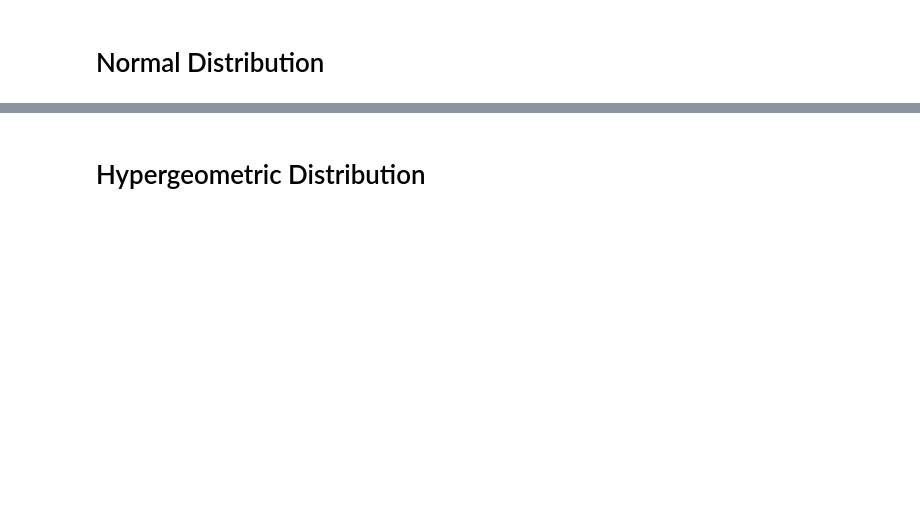
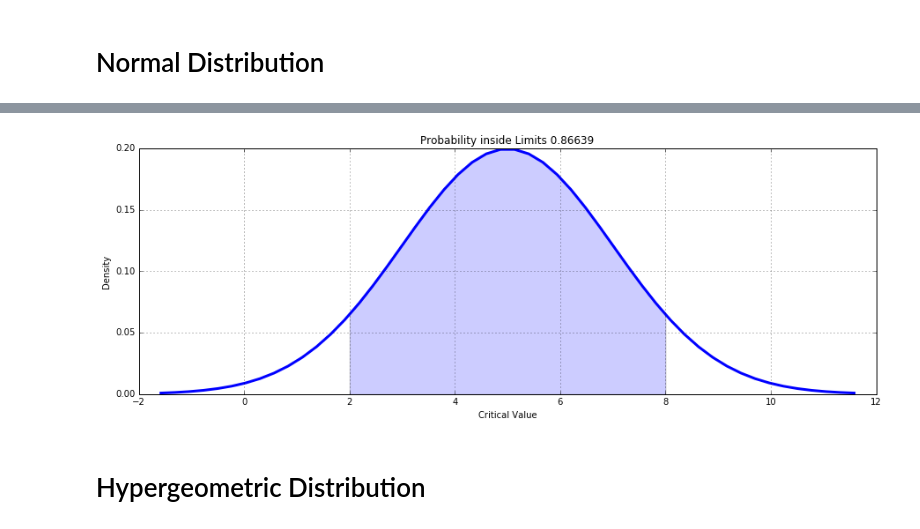
Before and after one commit to Mohamed-Elbially/PythonTutorials, a Jupyter notebook: ProbabilityDistriputions.ipynb, the cells around one changed output, grey strips where cells are left out. Saved outputs shown, nothing was run; the diff lists cells and outputs as text; code cells hidden in the pictures; blank space fills up the shorter version.

```diff
--- a/ProbabilityDistriputions.ipynb
+++ b/ProbabilityDistriputions.ipynb
@@ -126,2 +113,39 @@ Percent Point Function of 0.4 is: -0.506694206272
+# %%
+def normspec(interval = [-1,1], mu=0,sigma = 1,region = 'inside'):
+
+    dist = norm(mu,sigma)
+    x_min, x_max = dist.interval(0.999)
+    x = np.linspace(x_min,x_max)
+    fig, ax = plt.subplots(figsize=(15, 5))
+    ax.plot(x,dist.pdf(x),ls = '-', color = 'b', lw = 3)
+    p0 = dist.cdf(interval[0])
+    p1 = dist.cdf(interval[1])
+
+    if region == 'inside':
+        interval_min,interval_max = interval[0], interval[1]
+        interval_x = np.linspace(interval_min,interval_max)
+        ax.fill_between(interval_x,dist.pdf(interval_x),alpha = 0.2)
+        probability =  abs(p1 - p0)
+
+    elif region == 'outside':
+        interval_min1,interval_max1 = interval[1],x_max
+        interval_min2,interval_max2 = x_min, interval[0]
+        interval_x1 = np.linspace(interval_min1,interval_max1)
+        interval_x2 = np.linspace(interval_min2,interval_max2)
+        ax.fill_between(interval_x1,dist.pdf(interval_x1),alpha = 0.2)
+        ax.fill_between(interval_x2,dist.pdf(interval_x2),alpha = 0.2)
+        probability =  1- abs(p1 - p0)
+
+
+    plt.xlabel('Critical Value')
+    plt.ylabel('Density')
+    plt.title('Probability %s limits %2.5f' %(region,probability))
+    plt.grid(True)
+    plt.show()
+
+#normspec(interval = [-1.96,1.96], mu=0,sigma = 1);
+normspec(interval = [2,8], mu=5,sigma = 2,region= 'inside');
+# %% [output]
+[figure, added]
 # %% [markdown]
 # Hypergeometric Distribution
```
Also changed, not shown: parts of 7 cells of this notebook.
